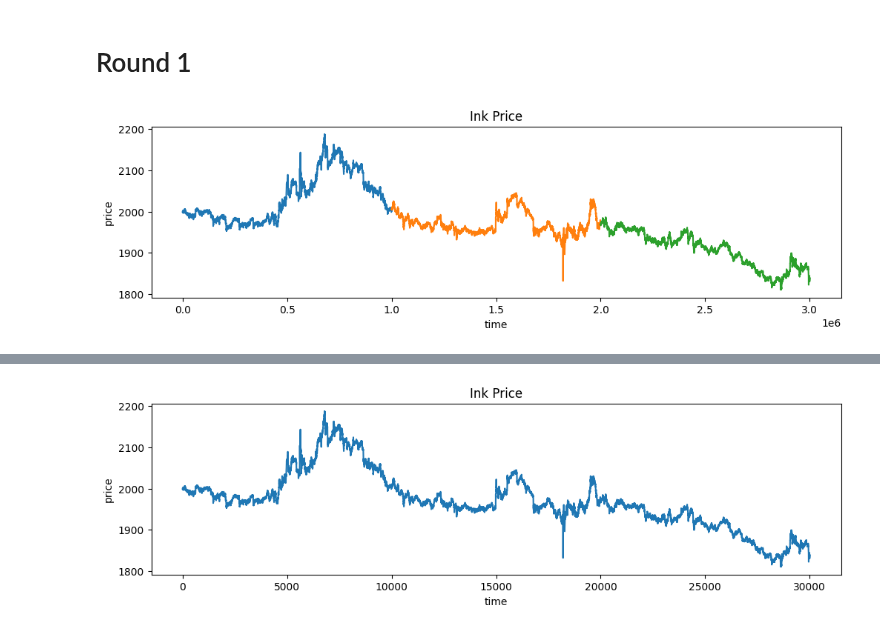
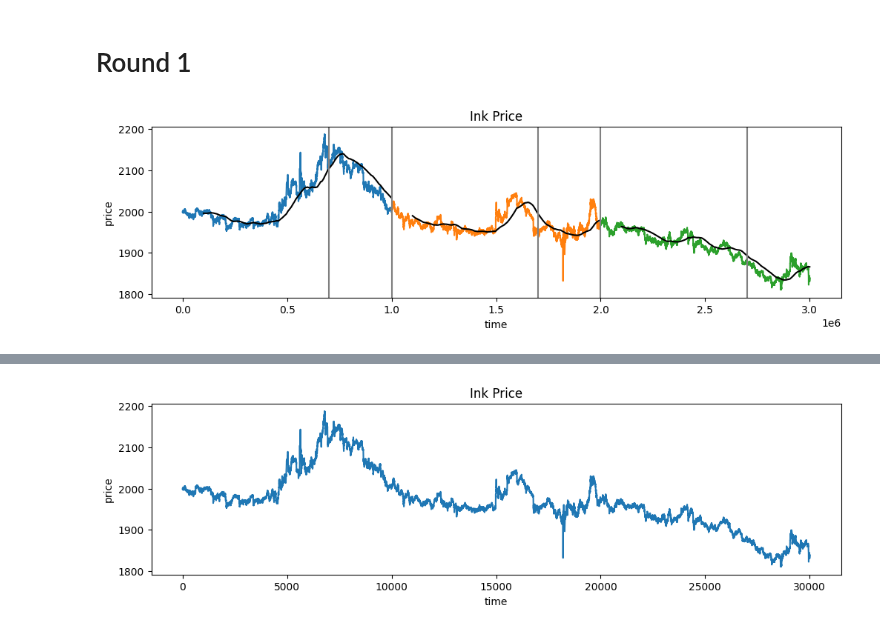
Before and after one commit to aemilani/imc-prosperity-3, a Jupyter notebook: notebooks/ink.ipynb, the cells around one changed output, grey strips where cells are left out. Saved outputs shown, nothing was run; the diff lists cells and outputs as text; code cells hidden in the pictures.

```diff
--- a/notebooks/ink.ipynb
+++ b/notebooks/ink.ipynb
@@ -45,14 +45,22 @@ trades_2 = trades_2[trades_2['symbol'] == 'SQUID_INK']
 # %%
 plt.figure(figsize=(12, 3))
 plt.plot(price_0['timestamp'], price_0['mid_price'])
+plt.plot(price_0['timestamp'], price_0['mid_price'].rolling(1000).mean(), c='k')
 plt.plot(price_1['timestamp'] + 1000000, price_1['mid_price'])
+plt.plot(price_1['timestamp'] + 1000000, price_1['mid_price'].rolling(1000).mean(), c='k')
 plt.plot(price_2['timestamp'] + 2000000, price_2['mid_price'])
+plt.plot(price_2['timestamp'] + 2000000, price_2['mid_price'].rolling(1000).mean(), c='k')
+plt.axvline(700000, c='gray')
+plt.axvline(1000000, c='gray')
+plt.axvline(1700000, c='gray')
+plt.axvline(2000000, c='gray')
+plt.axvline(2700000, c='gray')
 plt.title('Ink Price')
 plt.xlabel('time')
 plt.ylabel('price')
 plt.show()
 # %% [output]
-[figure, old version]
+[figure, new version]
 # %%
 prices = pd.concat([price_0, price_1, price_2], axis=0).reset_index(drop=True)
 trades = pd.concat([trades_0, trades_1, trades_2], axis=0).reset_index(drop=True)
```
Also changed, not shown: parts of 66 cells of this notebook, 13 other files.
